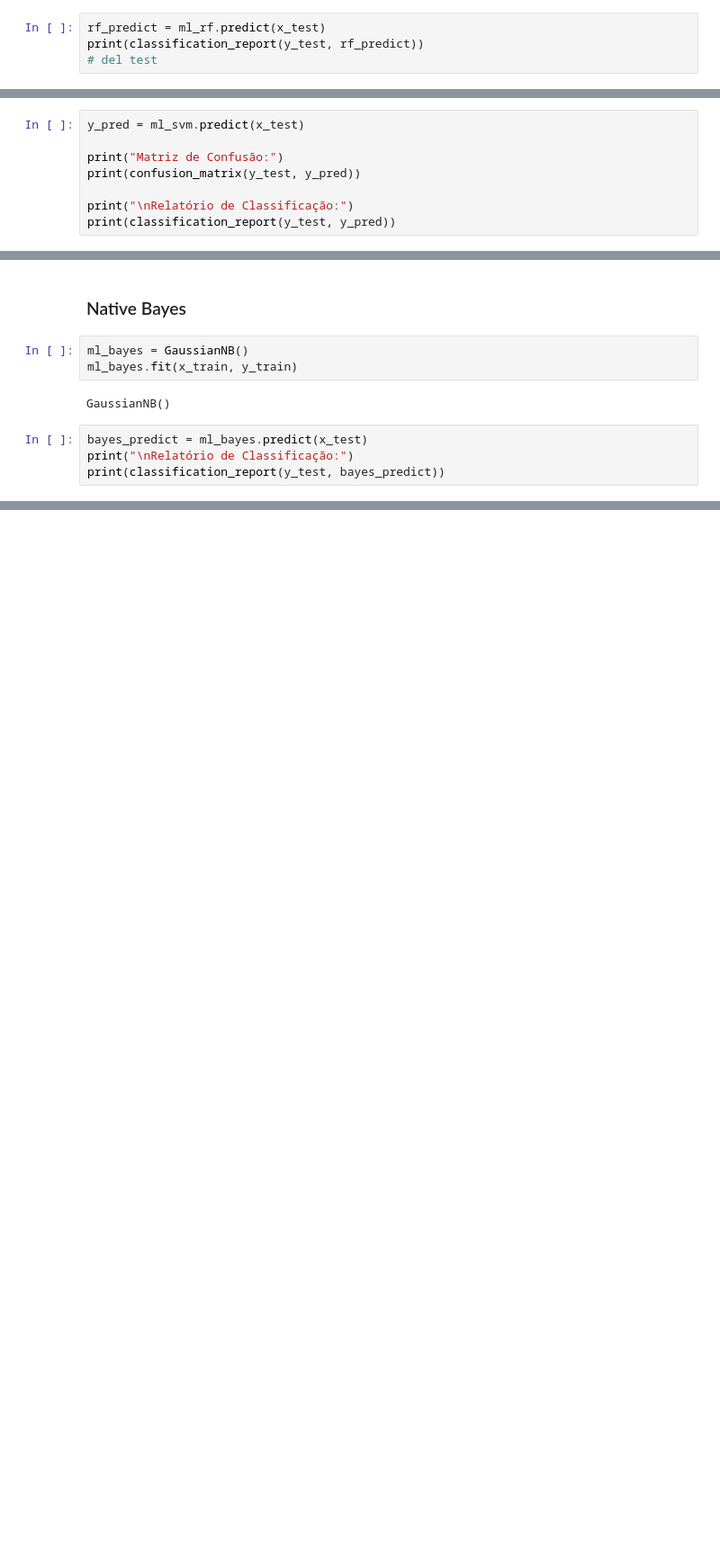
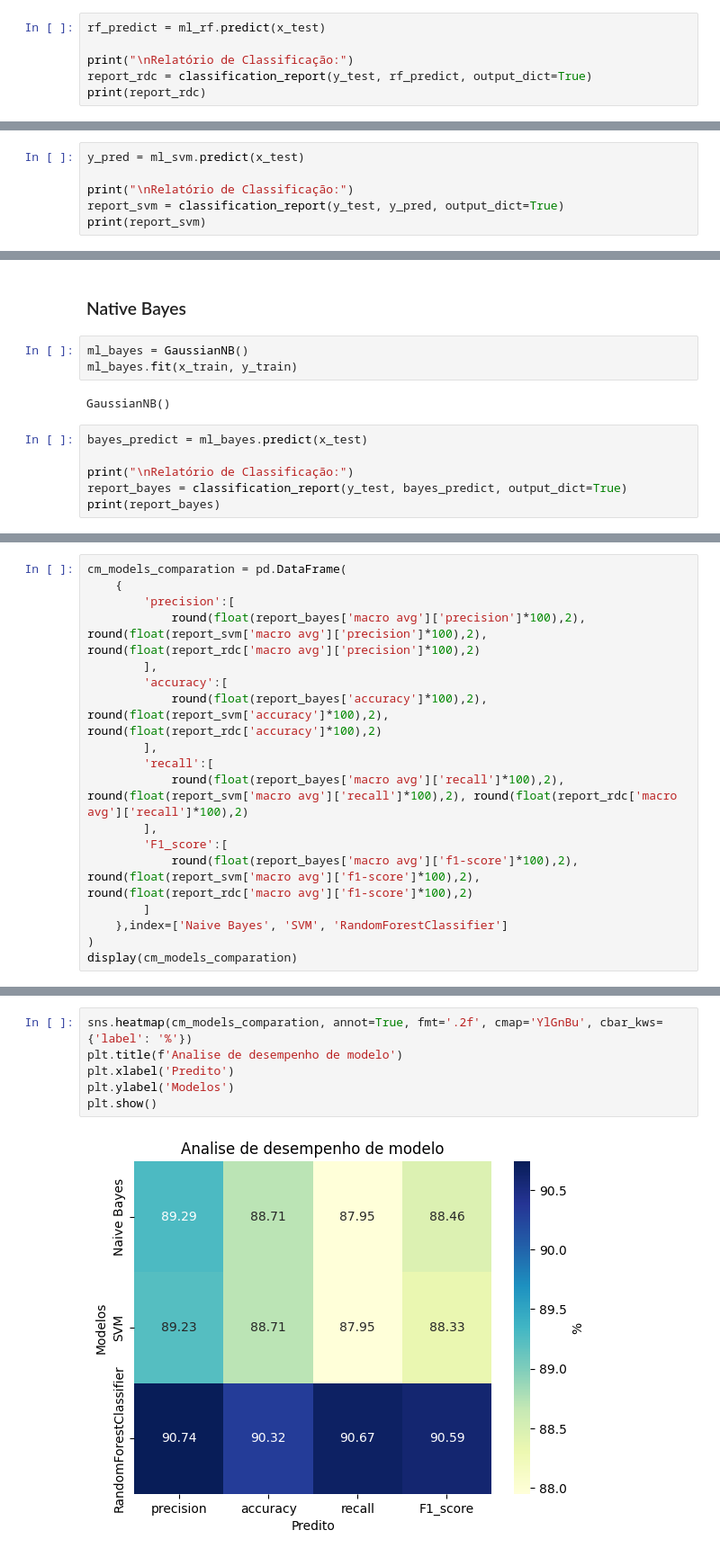
Before and after one commit to Raquerd/FASE-4---Cap3, a Jupyter notebook: script/script.ipynb, the cells around one changed output, grey strips where cells are left out. Shown at 90% size. Saved outputs shown, nothing was run; the diff lists cells and outputs as text; blank space fills up the shorter version.

Commit message:
MOD: Adicionado comparação de performance entre os modelos utilizados

```diff
--- a/script/script.ipynb
+++ b/script/script.ipynb
@@ -186,6 +214,8 @@ ml_rf.fit(X=x_train, y=y_train)
 RandomForestClassifier()
 # %%
 rf_predict = ml_rf.predict(x_test)
-print(classification_report(y_test, rf_predict))
-# del test
+
+print("\nRelatório de Classificação:")
+report_rdc = classification_report(y_test, rf_predict, output_dict=True)
+print(report_rdc)
 # %% [output]
@@ -211,9 +234,7 @@ SVC()
 # %%
 y_pred = ml_svm.predict(x_test)
 
-print("Matriz de Confusão:")
-print(confusion_matrix(y_test, y_pred))
-
 print("\nRelatório de Classificação:")
-print(classification_report(y_test, y_pred))
+report_svm = classification_report(y_test, y_pred, output_dict=True)
+print(report_svm)
 # %% [output]
@@ -251,7 +249,9 @@ ml_bayes.fit(x_train, y_train)
 GaussianNB()
 # %%
 bayes_predict = ml_bayes.predict(x_test)
+
 print("\nRelatório de Classificação:")
-print(classification_report(y_test, bayes_predict))
+report_bayes = classification_report(y_test, bayes_predict, output_dict=True)
+print(report_bayes)
 # %% [output]
 Relatório de Classificação:
@@ -266,0 +264,18 @@ weighted avg       0.89      0.89      0.89        62
+# %%
+cm_models_comparation = pd.DataFrame(
+    {
+        'precision':[
+            round(float(report_bayes['macro avg']['precision']*100),2), round(float(report_svm['macro avg']['precision']*100),2), round(float(report_rdc['macro avg']['precision']*100),2)
+        ],
+        'accuracy':[
+            round(float(report_bayes['accuracy']*100),2), round(float(report_svm['accuracy']*100),2), round(float(report_rdc['accuracy']*100),2)
+        ],
+        'recall':[
+            round(float(report_bayes['macro avg']['recall']*100),2), round(float(report_svm['macro avg']['recall']*100),2), round(float(report_rdc['macro avg']['recall']*100),2)
+        ],
+        'F1_score':[
+            round(float(report_bayes['macro avg']['f1-score']*100),2), round(float(report_svm['macro avg']['f1-score']*100),2), round(float(report_rdc['macro avg']['f1-score']*100),2)
+        ]
+    },index=['Naive Bayes', 'SVM', 'RandomForestClassifier']
+)
+display(cm_models_comparation)
@@ -266,0 +289,8 @@ weighted avg       0.89      0.89      0.89        62
+# %%
+sns.heatmap(cm_models_comparation, annot=True, fmt='.2f', cmap='YlGnBu', cbar_kws={'label': '%'})
+plt.title(f'Analise de desempenho de modelo')
+plt.xlabel('Predito')
+plt.ylabel('Modelos')
+plt.show()
+# %% [output]
+[figure, added]
```
Also changed, not shown: parts of 15 cells of this notebook.
